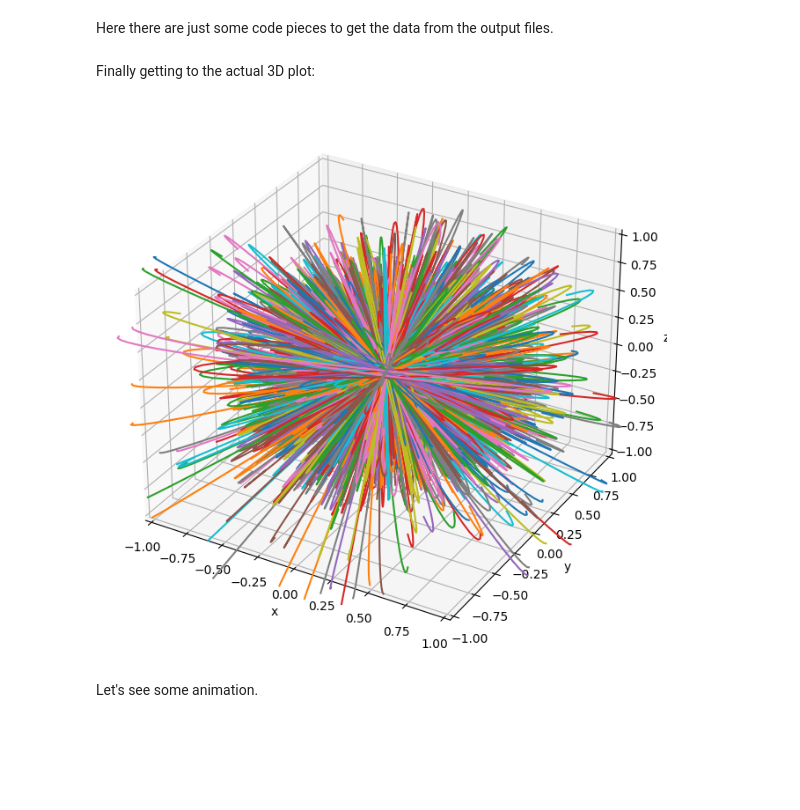
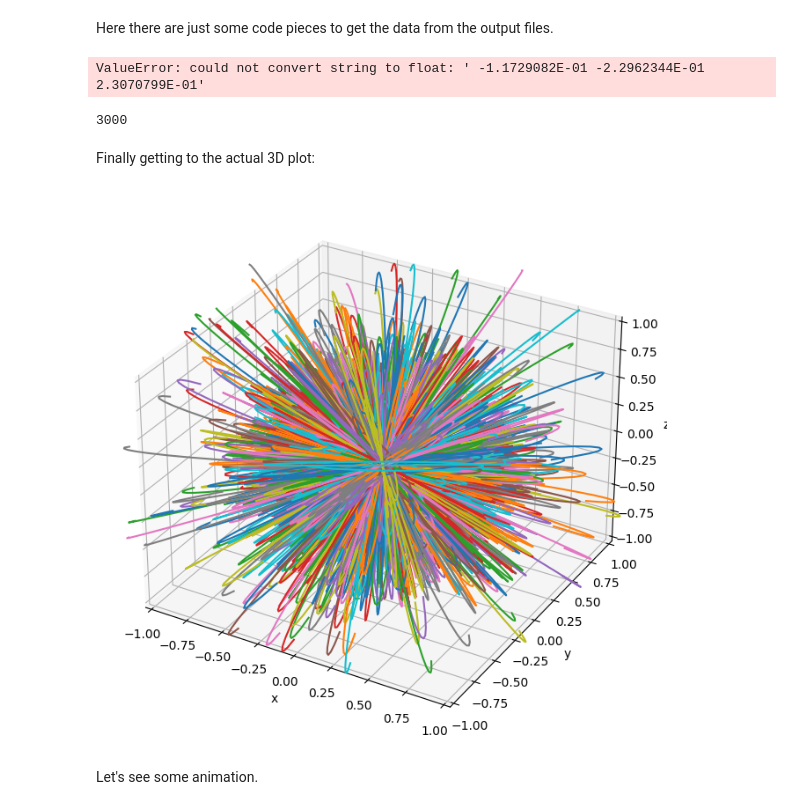
Before and after one commit to ggiarda/gal_dynamics, a Jupyter notebook: Numerical_simulation_03/MB_potential_collapse_SIMULRES-treecode.ipynb, the cells around one changed output. Cells and saved outputs as stored; diff of their text form; code cells hidden in the pictures; blank space fills up the shorter version.

```diff
--- a/Numerical_simulation_03/MB_potential_collapse_SIMULRES-treecode.ipynb
+++ b/Numerical_simulation_03/MB_potential_collapse_SIMULRES-treecode.ipynb
@@ -15,22 +21,35 @@ fname = 'output.txt'
 # %%
-data = pd.read_csv(fname).to_numpy()
+data = pd.read_csv(fname, header=None).to_numpy()
 # %%
 N = 1000
-times = data[1::(3 * N + 3)].astype(float)
+
+# take only the paired components every 3N+3 rows
+# index 1: times
+#index i: masses
+# index i + N : positions
+#index i + 2N : velocities
+
+times = data[2::(3 * N + 3)].astype(float)
 
 m = {}
 
-for i in range(2, N):
+for i in range(3, N + 3): # start from index==2 because we care about m_s, x_s and v_s
 
-    m[f"{i}_ms"]= data[i::(3*N+3)]
-    m[f"{i}_xs"]= data[(i+N)::(3*N+3)]  # take only the components every 3N+1 rows
-    m[f"{i}_vs"]= data[(2 * N+i)::(3*N+3)]
+    m[f"{i}_ms"]= data[i::(3 * N + 3)]
+    m[f"{i}_xs"]= data[(i + N)::(3 * N + 3)]
+    m[f"{i}_vs"]= data[(i + 2 * N)::(3 * N + 3)]
+# %% [output]
+ValueError: could not convert string to float: ' -1.1729082E-01 -2.2962344E-01  2.3070799E-01'
+# %%
+len(m)
+# %% [output]
+3000
 # %%
-m_data = {}
+m_data = {} # define a dictionary to order variables
 
-for j in range(2, N):
+for j in range(3, N + 3):
 
-    m_data[f"{j}_ms"] = np.array([m[f"{j}_ms"][i][0].split() for i in range(0, len(m[f"{j}_ms"]))]).astype(float)
-    m_data[f"{j}_xs"] = np.array([m[f"{j}_xs"][i][0].split() for i in range(0, len(m[f"{j}_xs"]))]).astype(float)
-    m_data[f"{j}_vs"] = np.array([m[f"{j}_xs"][i][0].split() for i in range(0, len(m[f"{j}_vs"]))]).astype(float)
+    m_data[f"{j - 3}_ms"] = np.array([m[f"{j}_ms"][i][0].split() for i in range(0, len(m[f"{j}_ms"]))]).astype(float)
+    m_data[f"{j - 3}_xs"] = np.array([m[f"{j}_xs"][i][0].split() for i in range(0, len(m[f"{j}_xs"]))]).astype(float)
+    m_data[f"{j - 3}_vs"] = np.array([m[f"{j}_xs"][i][0].split() for i in range(0, len(m[f"{j}_vs"]))]).astype(float)
 # %%
@@ -40,24 +59,24 @@ Finally getting to the actual 3D plot:
 # %%
 fig, ax = plt.subplots(subplot_kw=dict(projection='3d'), figsize=(8,8))
 
-for i in range(2, N):
+for i in range(0, N):
 
     ax.plot(m_data[f"{i}_xs"][:, 0], m_data[f"{i}_xs"][:, 1], m_data[f"{i}_xs"][:, 2], label=f"{i}th particle", linestyle='-')
 
 
 ax.set_xlabel("x")
 ax.set_ylabel("y")
 ax.set_zlabel("z")
 
 ax.set_xlim(-1, 1)
 ax.set_ylim(-1, 1)
 ax.set_zlim(-1, 1)
 
 plt.show()
 
 #plt.legend()
 # %% [output]
-[figure, old version]
+[figure, new version]
 # %% [markdown]
 Let's see some animation.
 # %%
```
Also changed, not shown: parts of 28 cells of this notebook, 4 other files.
